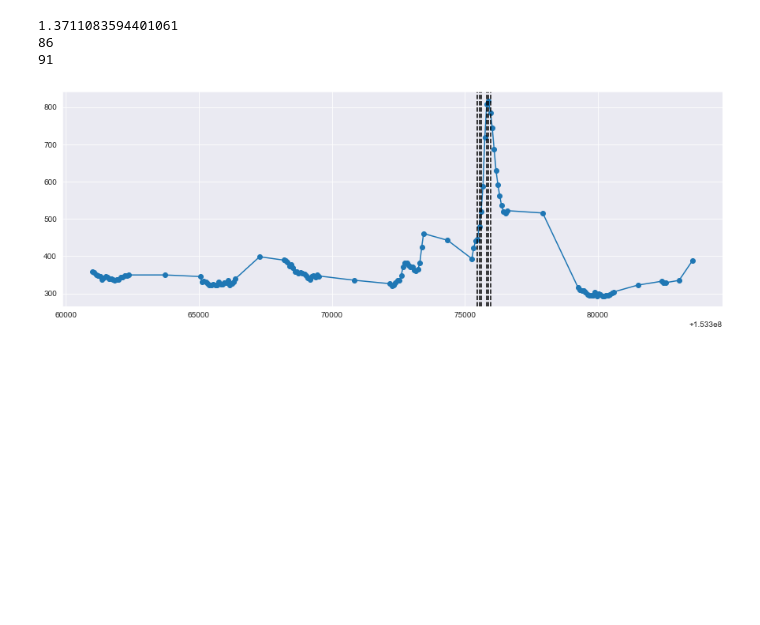
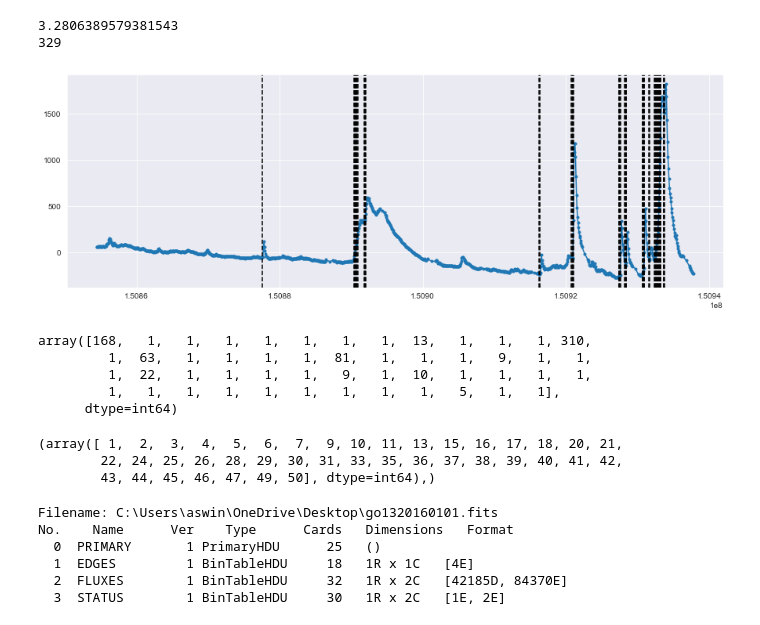
Before and after one commit to Tech-Meet-10-IITB-Solutions/SuryaDrishti, a Jupyter notebook: loc_max.ipynb, the cells around one changed output. Cells and saved outputs as stored; diff of their text form; code cells hidden in the pictures; blank space fills up the shorter version.

```diff
--- a/loc_max.ipynb
+++ b/loc_max.ipynb
@@ -123,7 +144,7 @@ Text(0, 0.5, 'Binned counts')
 #Start of burst
 st_nr = binned_count[4:]
 st_dr = binned_count[:-4]
-st_cutoff = np.average(np.sort(np.divide(st_nr, st_dr))[-10:])
+st_cutoff = np.average(np.sort(np.divide(st_nr, st_dr))[-20:])
 st_flags = np.where(np.divide(st_nr, st_dr)>st_cutoff)
 print(np.average(np.sort(np.divide(st_nr, st_dr))[-10:]))
 print(st_flags[0][0])
@@ -146,8 +167,3 @@ for i in range(min(len(st_flags[0]), len(peak_flags[0]))):
     plt.axvline(binned_time[st_flags[0][i]], color = 'black', ls='--')
     plt.axvline(binned_time[peak_flags[0][i]], color = 'black', ls='--')
 #plt.axvline(binned_time[zero_crossings[0][10]], color = 'red', ls='--')
-# %% [output]
-1.3711083594401061
-86
-91
-[figure, removed]
@@ -153,0 +174,35 @@ for i in range(min(len(st_flags[0]), len(peak_flags[0]))):
+# %%
+#Start of burst
+st_nr = binned_count[4:]
+st_dr = binned_count[:-4]
+st_nr = st_nr - st_dr
+st_dr = binned_time[4:] - binned_time[:-4]
+st_cutoff = np.average(np.sort(np.divide(st_nr, st_dr))[-200:])
+st_flags = np.array(np.where(np.divide(st_nr, st_dr)>st_cutoff))
+print(np.average(np.sort(np.divide(st_nr, st_dr))[-10:]))
+print(st_flags[0][0])
+
+plt.figure(figsize = (15,5))
+plt.plot(binned_time, binned_count,marker = '.')
+
+for i in range(min(len(st_flags[0]), len(peak_flags[0]))):
+    plt.axvline(binned_time[st_flags[0][i]], color = 'black', ls='--')
+# %% [output]
+3.2806389579381543
+329
+[figure, added]
+# %%
+diff = np.ediff1d(st_flags[0])
+diff
+# %% [output]
+array([168,   1,   1,   1,   1,   1,   1,   1,  13,   1,   1,   1, 310,
+         1,  63,   1,   1,   1,   1,  81,   1,   1,   1,   9,   1,   1,
+         1,  22,   1,   1,   1,   1,   9,   1,  10,   1,   1,   1,   1,
+         1,   1,   1,   1,   1,   1,   1,   1,   1,   5,   1,   1],
+      dtype=int64)
+# %%
+np.where(diff<5)
+# %% [output]
+(array([ 1,  2,  3,  4,  5,  6,  7,  9, 10, 11, 13, 15, 16, 17, 18, 20, 21,
+        22, 24, 25, 26, 28, 29, 30, 31, 33, 35, 36, 37, 38, 39, 40, 41, 42,
+        43, 44, 45, 46, 47, 49, 50], dtype=int64),)
@@ -153,0 +211,9 @@ for i in range(min(len(st_flags[0]), len(peak_flags[0]))):
+# %%
+fits.info()
+# %% [output]
+Filename: C:\Users\aswin\OneDrive\Desktop\go1320160101.fits
+No.    Name      Ver    Type      Cards   Dimensions   Format
+  0  PRIMARY       1 PrimaryHDU      25   ()
+  1  EDGES         1 BinTableHDU     18   1R x 1C   [4E]
+  2  FLUXES        1 BinTableHDU     32   1R x 2C   [42185D, 84370E]
+  3  STATUS        1 BinTableHDU     30   1R x 2C   [1E, 2E]
```
Also changed, not shown: parts of 21 cells of this notebook.
